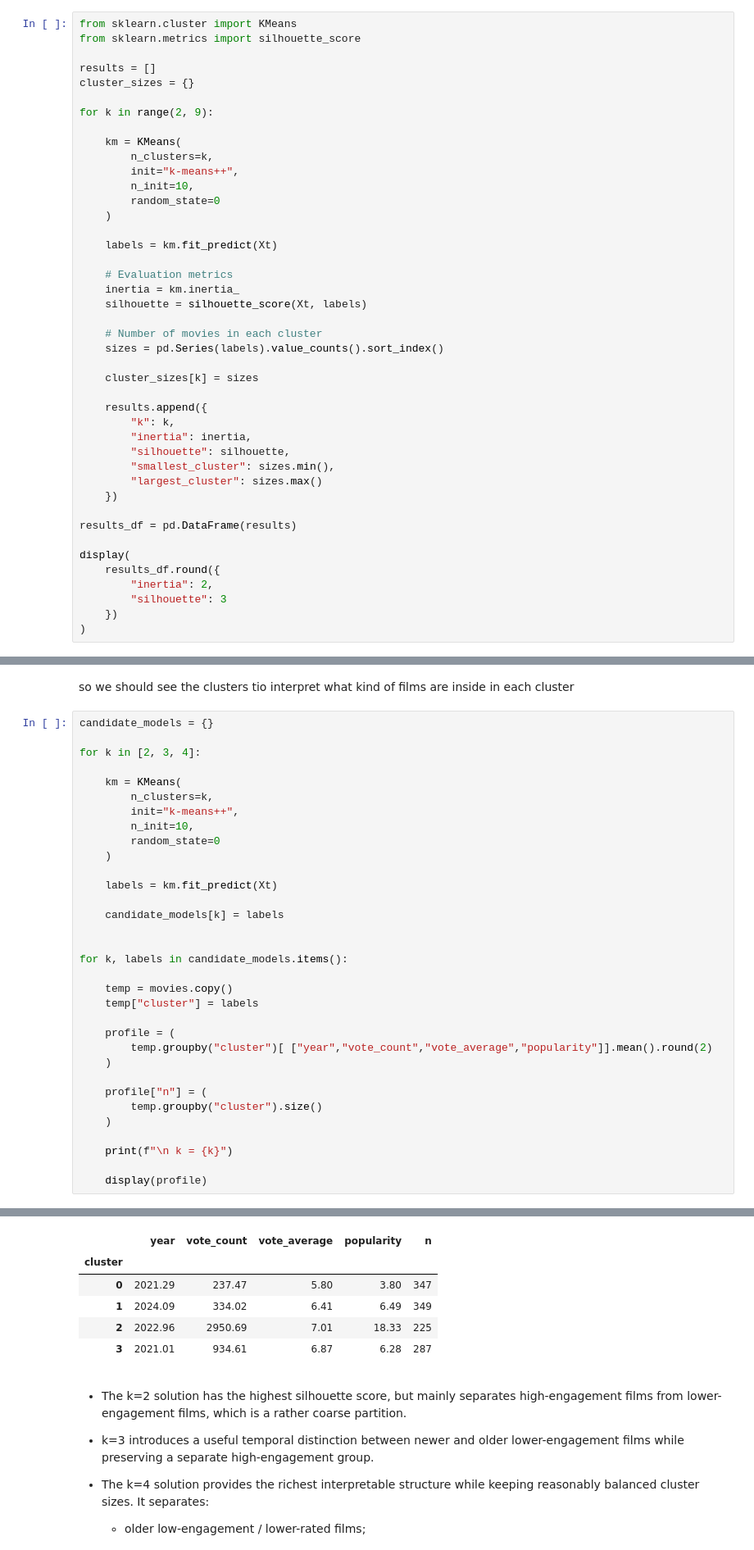
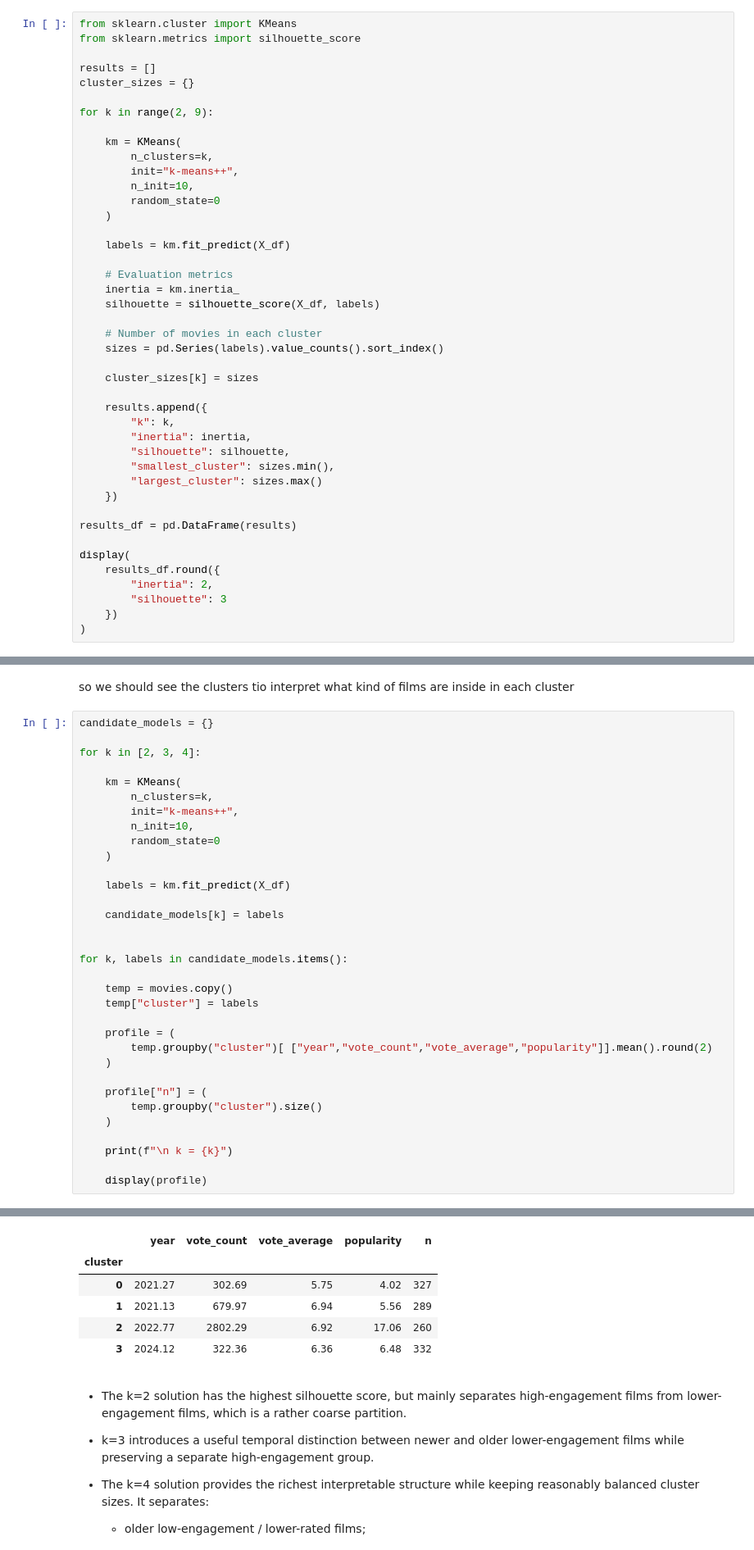
Before and after one commit to Belaidbens/TMDB-data-acquisition, a Jupyter notebook: aquisition.ipynb, the cells around one changed output, grey strips where cells are left out. Shown at 82% size. Saved outputs shown, nothing was run; the diff lists cells and outputs as text.

```diff
--- a/aquisition.ipynb
+++ b/aquisition.ipynb
@@ -1402,11 +1402,11 @@ for k in range(2, 9):
         random_state=0
     )
 
-    labels = km.fit_predict(Xt)
+    labels = km.fit_predict(X_df)
 
     # Evaluation metrics
     inertia = km.inertia_
-    silhouette = silhouette_score(Xt, labels)
+    silhouette = silhouette_score(X_df, labels)
 
     # Number of movies in each cluster
     sizes = pd.Series(labels).value_counts().sort_index()
@@ -1507,7 +1507,7 @@ for k in [2, 3, 4]:
         random_state=0
     )
 
-    labels = km.fit_predict(Xt)
+    labels = km.fit_predict(X_df)
 
     candidate_models[k] = labels
 
@@ -1543,10 +1543,10 @@ for k, labels in candidate_models.items():
  k = 4
 |  | year | vote_count | vote_average | popularity | n |
 | cluster |  |  |  |  |  |
-| 0 | 2021.29 | 237.47 | 5.80 | 3.80 | 347 |
-| 1 | 2024.09 | 334.02 | 6.41 | 6.49 | 349 |
-| 2 | 2022.96 | 2950.69 | 7.01 | 18.33 | 225 |
-| 3 | 2021.01 | 934.61 | 6.87 | 6.28 | 287 |
+| 0 | 2021.27 | 302.69 | 5.75 | 4.02 | 327 |
+| 1 | 2021.13 | 679.97 | 6.94 | 5.56 | 289 |
+| 2 | 2022.77 | 2802.29 | 6.92 | 17.06 | 260 |
+| 3 | 2024.12 | 322.36 | 6.36 | 6.48 | 332 |
 # %% [markdown]
 - The k=2 solution has the highest silhouette score, but mainly separates
 high-engagement films from lower-engagement films, which is a rather coarse
```
Also changed, not shown: parts of 10 cells of this notebook.
